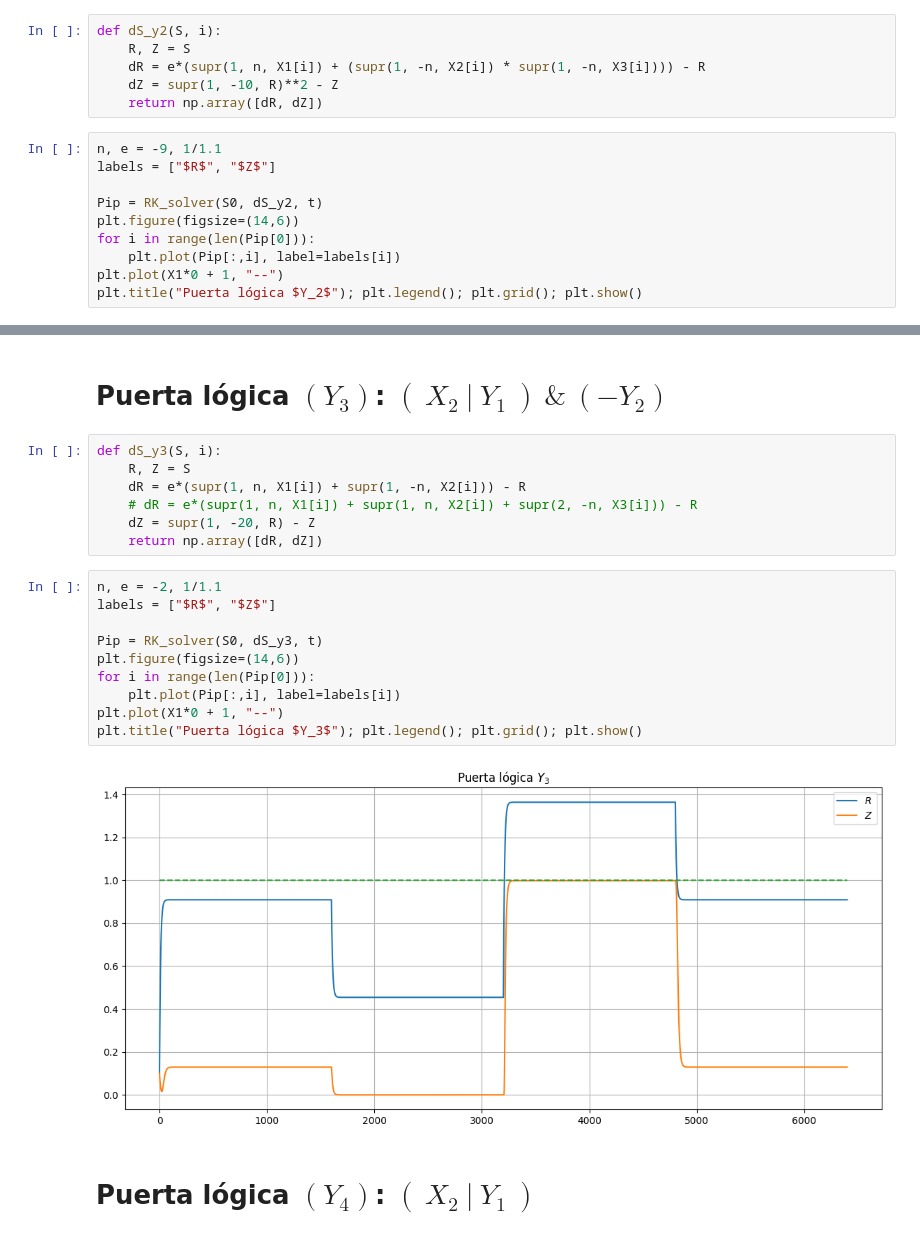
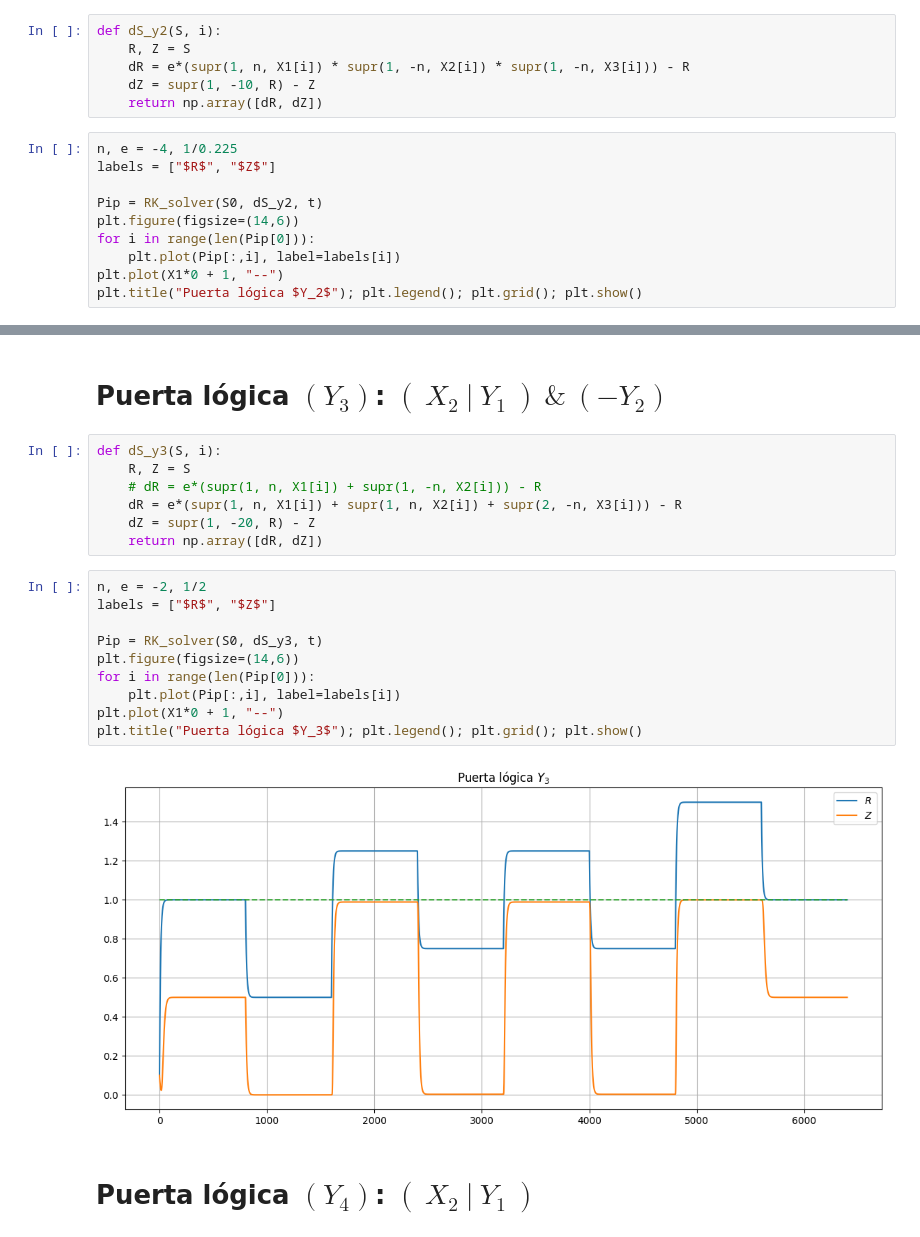
Before and after one commit to joshbrx/biomath_model, a Jupyter notebook: puertas_logicas.ipynb, the cells around one changed output, grey strips where cells are left out. Saved outputs shown, nothing was run; the diff lists cells and outputs as text.

```diff
--- a/puertas_logicas.ipynb
+++ b/puertas_logicas.ipynb
@@ -77,11 +77,11 @@ plt.title("Puerta lógica $Y_1$"); plt.legend(); plt.grid(); plt.show()
 # %%
 def dS_y2(S, i):
     R, Z = S
-    dR = e*(supr(1, n, X1[i]) + (supr(1, -n, X2[i]) * supr(1, -n, X3[i]))) - R
-    dZ = supr(1, -10, R)**2 - Z
+    dR = e*(supr(1, n, X1[i]) * supr(1, -n, X2[i]) * supr(1, -n, X3[i])) - R
+    dZ = supr(1, -10, R) - Z
     return np.array([dR, dZ])
 # %%
-n, e = -9, 1/1.1
+n, e = -4, 1/0.225
 labels = ["$R$", "$Z$"]
 
 Pip = RK_solver(S0, dS_y2, t)
@@ -97,22 +97,22 @@ plt.title("Puerta lógica $Y_2$"); plt.legend(); plt.grid(); plt.show()
 # %%
 def dS_y3(S, i):
     R, Z = S
-    dR = e*(supr(1, n, X1[i]) + supr(1, -n, X2[i])) - R
-    # dR = e*(supr(1, n, X1[i]) + supr(1, n, X2[i]) + supr(2, -n, X3[i])) - R
+    # dR = e*(supr(1, n, X1[i]) + supr(1, -n, X2[i])) - R
+    dR = e*(supr(1, n, X1[i]) + supr(1, n, X2[i]) + supr(2, -n, X3[i])) - R
     dZ = supr(1, -20, R) - Z
     return np.array([dR, dZ])
 # %%
-n, e = -2, 1/1.1
+n, e = -2, 1/2
 labels = ["$R$", "$Z$"]
 
 Pip = RK_solver(S0, dS_y3, t)
 plt.figure(figsize=(14,6))
 for i in range(len(Pip[0])):
     plt.plot(Pip[:,i], label=labels[i])
 plt.plot(X1*0 + 1, "--")
 plt.title("Puerta lógica $Y_3$"); plt.legend(); plt.grid(); plt.show()
 # %% [output]
-[figure, old version]
+[figure, new version]
 # %% [markdown]
 # Puerta lógica $(Y_4)$: $(\ X_2\ |\ Y_1\ )$
 # %%
```
Also changed, not shown: parts of 13 cells of this notebook.
